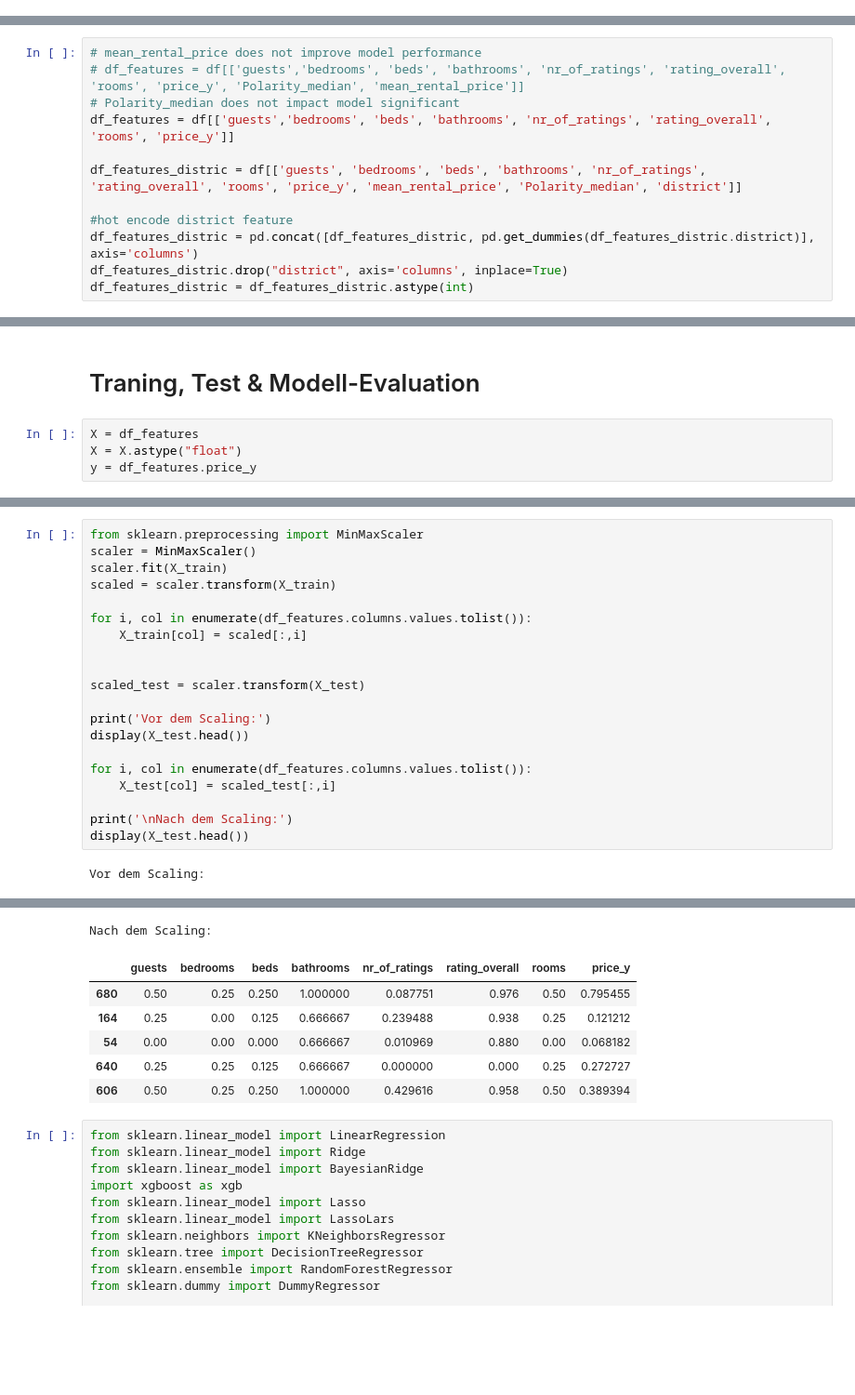
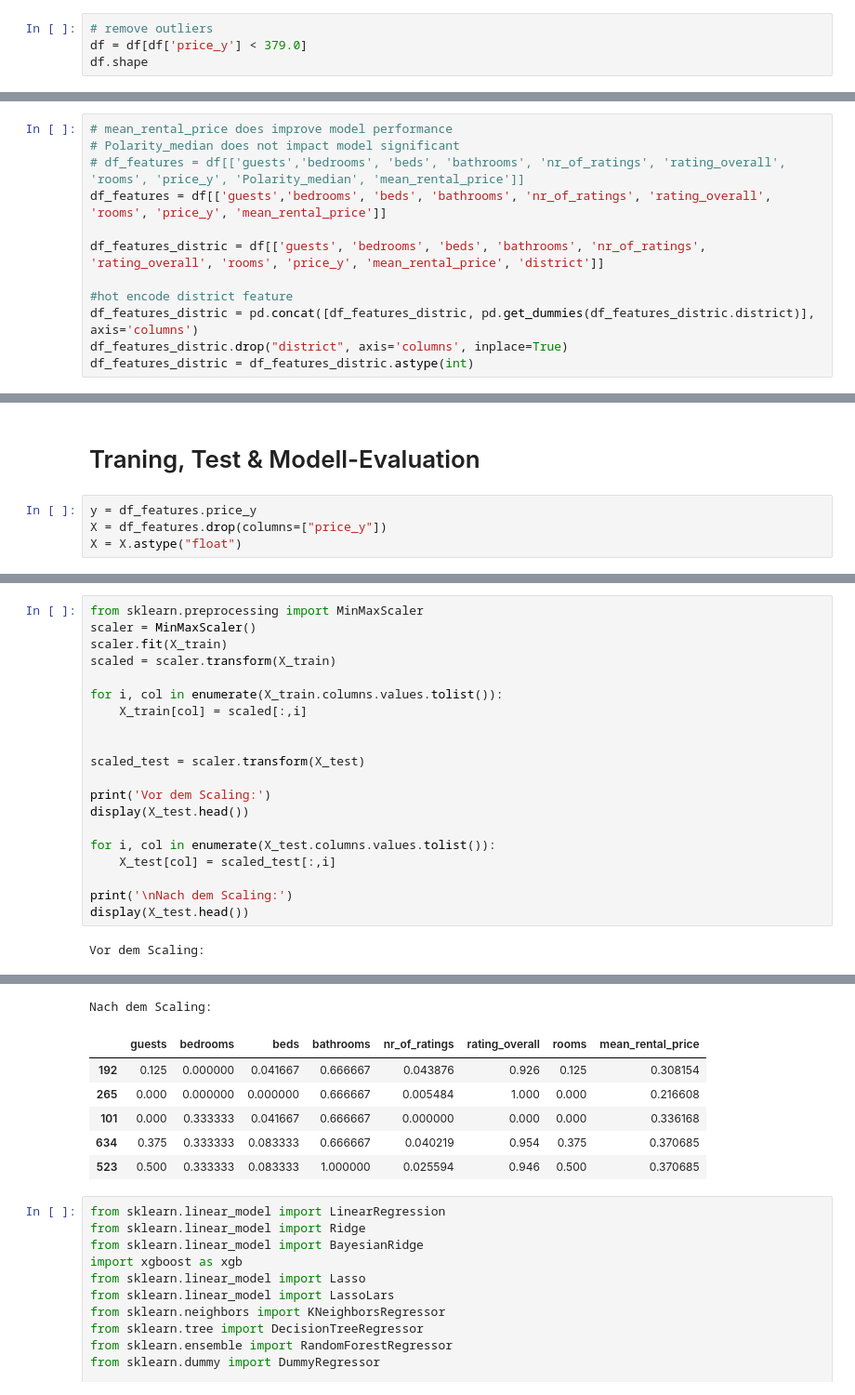
Before and after one commit to sephiran/applied-data-science, a Jupyter notebook: model/price.ipynb, the cells around one changed output, grey strips where cells are left out. Shown at 93% size. Cells and saved outputs as stored; diff of their text form; blank space fills up the shorter version.

```diff
--- a/model/price.ipynb
+++ b/model/price.ipynb
@@ -323,0 +324,4 @@ df[df['price_y'] > 379.0]
+# %%
+# remove outliers
+df = df[df['price_y'] < 379.0]
+df.shape
@@ -364,12 +370,12 @@ array(['name', 'guests', 'bedrooms', 'beds', 'bathrooms', 'nr_of_ratings',
        'mean_rental_price', 'Subjectivity_median', 'Polarity_median'],
       dtype=object)
 # %%
-# mean_rental_price does not improve model performance
+# mean_rental_price does improve model performance
+# Polarity_median does not impact model significant
 # df_features = df[['guests','bedrooms', 'beds', 'bathrooms', 'nr_of_ratings', 'rating_overall', 'rooms', 'price_y', 'Polarity_median', 'mean_rental_price']]
-# Polarity_median does not impact model significant
-df_features = df[['guests','bedrooms', 'beds', 'bathrooms', 'nr_of_ratings', 'rating_overall', 'rooms', 'price_y']]
+df_features = df[['guests','bedrooms', 'beds', 'bathrooms', 'nr_of_ratings', 'rating_overall', 'rooms', 'price_y', 'mean_rental_price']]
 
-df_features_distric = df[['guests', 'bedrooms', 'beds', 'bathrooms', 'nr_of_ratings', 'rating_overall', 'rooms', 'price_y', 'mean_rental_price', 'Polarity_median', 'district']]
+df_features_distric = df[['guests', 'bedrooms', 'beds', 'bathrooms', 'nr_of_ratings', 'rating_overall', 'rooms', 'price_y', 'mean_rental_price', 'district']]
 
 #hot encode district feature
 df_features_distric = pd.concat([df_features_distric, pd.get_dummies(df_features_distric.district)], axis='columns')
@@ -398,9 +404,9 @@ df_features_distric.head()
 # %% [markdown]
 # Traning, Test & Modell-Evaluation
 # %%
-X = df_features
+y = df_features.price_y
+X = df_features.drop(columns=["price_y"])
 X = X.astype("float")
-y = df_features.price_y
 # %%
 from sklearn.model_selection import train_test_split
 
@@ -431,7 +437,7 @@ scaler = MinMaxScaler()
 scaler.fit(X_train)
 scaled = scaler.transform(X_train)
 
-for i, col in enumerate(df_features.columns.values.tolist()):
+for i, col in enumerate(X_train.columns.values.tolist()):
     X_train[col] = scaled[:,i]
 
 
@@ -440,7 +446,7 @@ scaled_test = scaler.transform(X_test)
 print('Vor dem Scaling:')
 display(X_test.head())
 
-for i, col in enumerate(df_features.columns.values.tolist()):
+for i, col in enumerate(X_test.columns.values.tolist()):
     X_test[col] = scaled_test[:,i]
 
 print('\nNach dem Scaling:')
@@ -456,10 +462,10 @@ Vor dem Scaling:
 Nach dem Scaling:
-|  | guests | bedrooms | beds | bathrooms | nr_of_ratings | rating_overall | rooms | price_y |
-| 680 | 0.50 | 0.25 | 0.250 | 1.000000 | 0.087751 | 0.976 | 0.50 | 0.795455 |
-| 164 | 0.25 | 0.00 | 0.125 | 0.666667 | 0.239488 | 0.938 | 0.25 | 0.121212 |
-| 54 | 0.00 | 0.00 | 0.000 | 0.666667 | 0.010969 | 0.880 | 0.00 | 0.068182 |
-| 640 | 0.25 | 0.25 | 0.125 | 0.666667 | 0.000000 | 0.000 | 0.25 | 0.272727 |
-| 606 | 0.50 | 0.25 | 0.250 | 1.000000 | 0.429616 | 0.958 | 0.50 | 0.389394 |
+|  | guests | bedrooms | beds | bathrooms | nr_of_ratings | rating_overall | rooms | mean_rental_price |
+| 192 | 0.125 | 0.000000 | 0.041667 | 0.666667 | 0.043876 | 0.926 | 0.125 | 0.308154 |
+| 265 | 0.000 | 0.000000 | 0.000000 | 0.666667 | 0.005484 | 1.000 | 0.000 | 0.216608 |
+| 101 | 0.000 | 0.333333 | 0.041667 | 0.666667 | 0.000000 | 0.000 | 0.000 | 0.336168 |
+| 634 | 0.375 | 0.333333 | 0.083333 | 0.666667 | 0.040219 | 0.954 | 0.375 | 0.370685 |
+| 523 | 0.500 | 0.333333 | 0.083333 | 1.000000 | 0.025594 | 0.946 | 0.500 | 0.370685 |
 # %%
 from sklearn.linear_model import LinearRegression
 from sklearn.linear_model import Ridge
```
Also changed, not shown: parts of 19 cells of this notebook.
